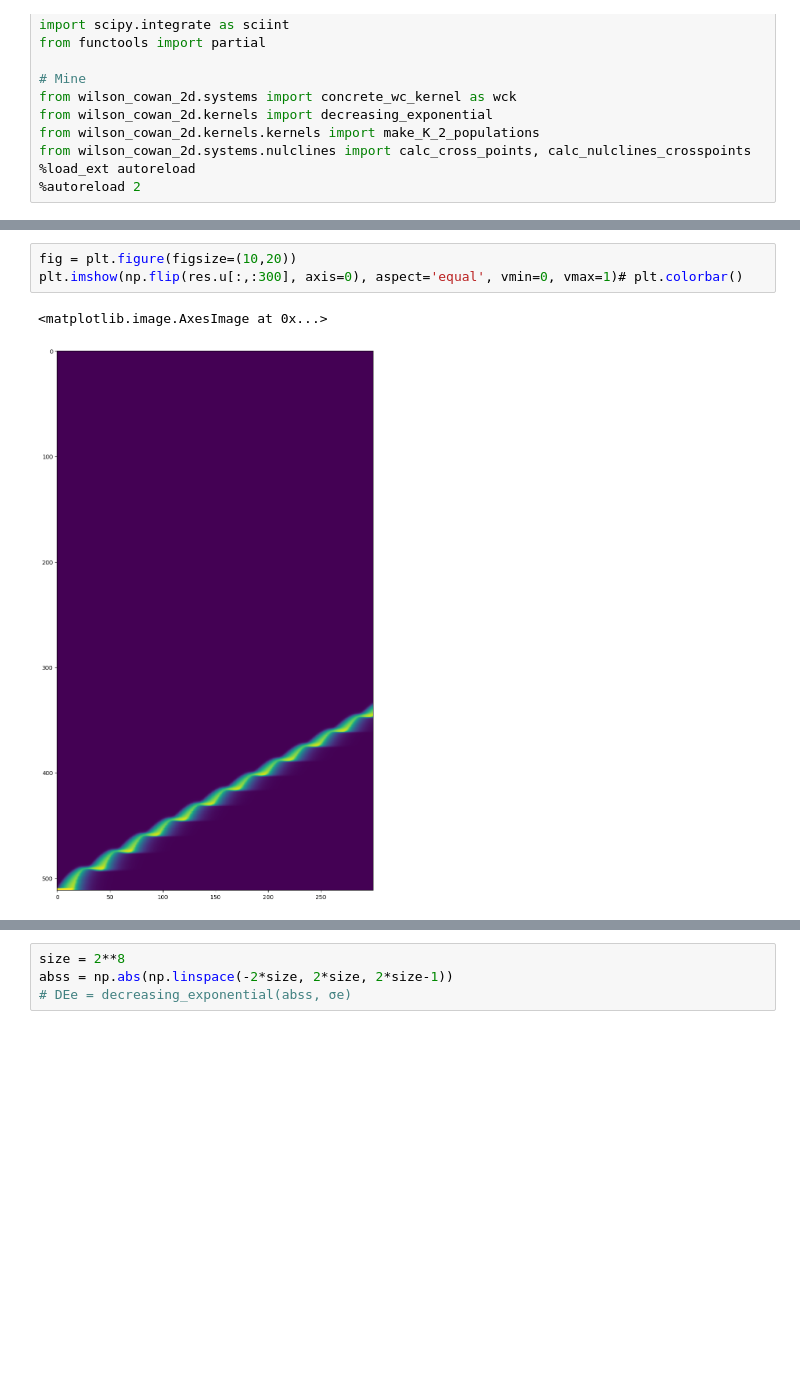
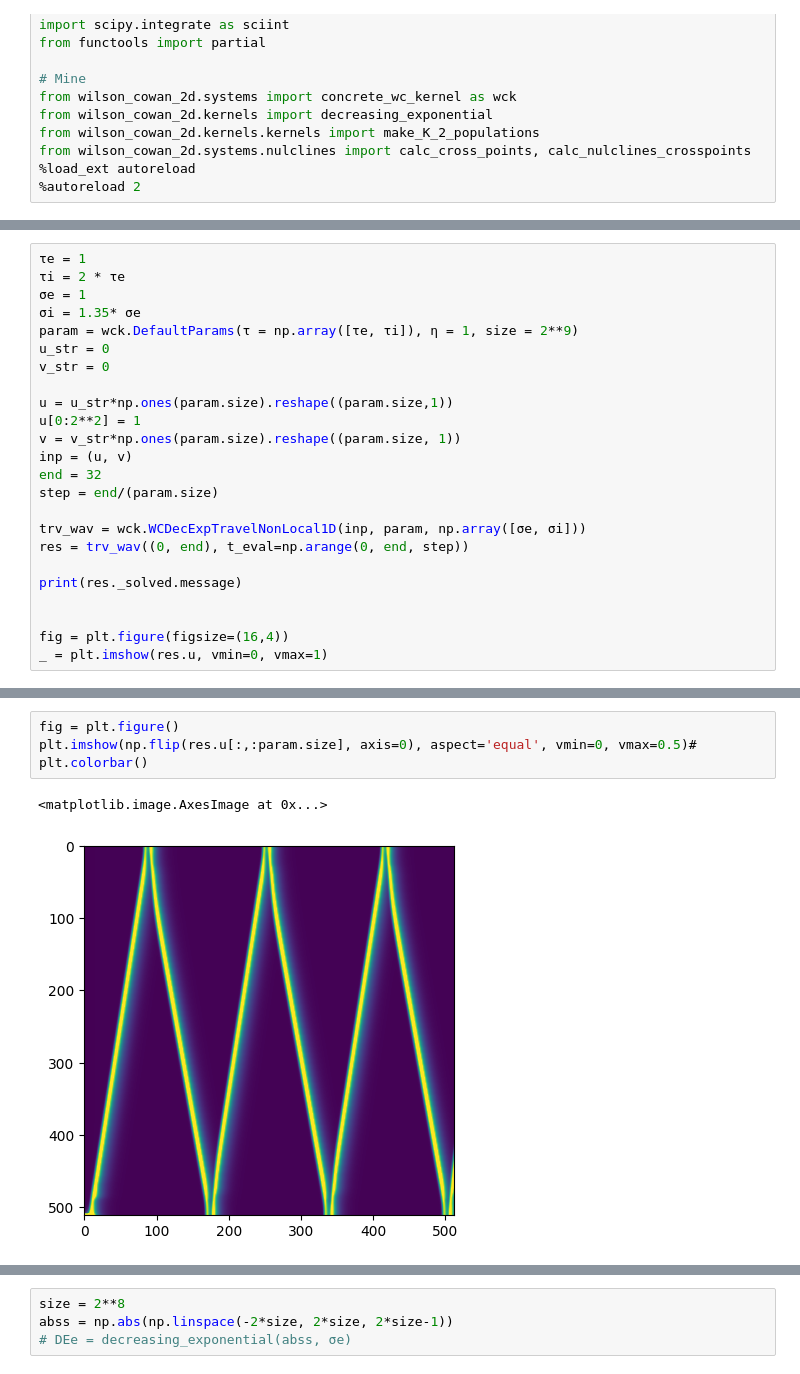
Before and after one commit to nbj2008/wilson_cowan_2d, a Jupyter notebook: notebooks/Traveling Non-Local Pulse.ipynb, the cells around one changed output, grey strips where cells are left out. Drawn from its saved outputs; the diff is of its cells as text; blank space fills up the shorter version.

```diff
--- a/notebooks/Traveling Non-Local Pulse.ipynb
+++ b/notebooks/Traveling Non-Local Pulse.ipynb
@@ -64,0 +53,24 @@ The solver successfully reached the end of the integration interval.
+# %%
+τe = 1
+τi = 2 * τe
+σe = 1
+σi = 1.35* σe
+param = wck.DefaultParams(τ = np.array([τe, τi]), η = 1, size = 2**9)
+u_str = 0
+v_str = 0
+
+u = u_str*np.ones(param.size).reshape((param.size,1))
+u[0:2**2] = 1
+v = v_str*np.ones(param.size).reshape((param.size, 1))
+inp = (u, v)
+end = 32
+step = end/(param.size)
+
+trv_wav = wck.WCDecExpTravelNonLocal1D(inp, param, np.array([σe, σi]))
+res = trv_wav((0, end), t_eval=np.arange(0, end, step))
+
+print(res._solved.message)
+
+
+fig = plt.figure(figsize=(16,4))
+_ = plt.imshow(res.u, vmin=0, vmax=1)
@@ -65,9 +80,9 @@ The solver successfully reached the end of the integration interval.
 # %%
-fig = plt.figure(figsize=(10,20))
-plt.imshow(np.flip(res.u[:,:300], axis=0), aspect='equal', vmin=0, vmax=1)# plt.colorbar()
+fig = plt.figure()
+plt.imshow(np.flip(res.u[:,:param.size], axis=0), aspect='equal', vmin=0, vmax=0.5)# plt.colorbar()
 # %% [output]
 <matplotlib.image.AxesImage at 0x...>
-[figure, old version]
+[figure, new version]
 # %%
 res.u[0]
 # %% [output]
```
Also changed, not shown: parts of 5 cells of this notebook, 8 other files.
